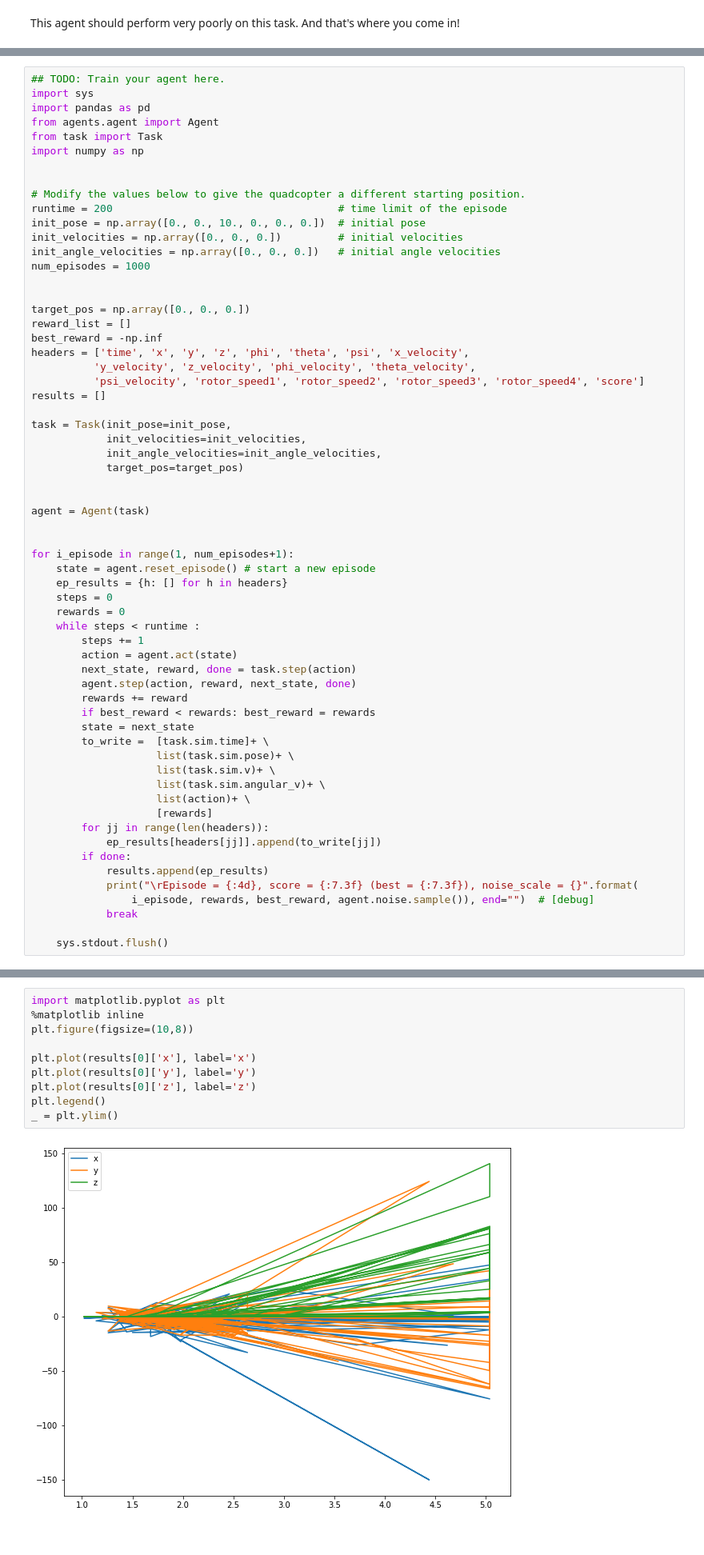
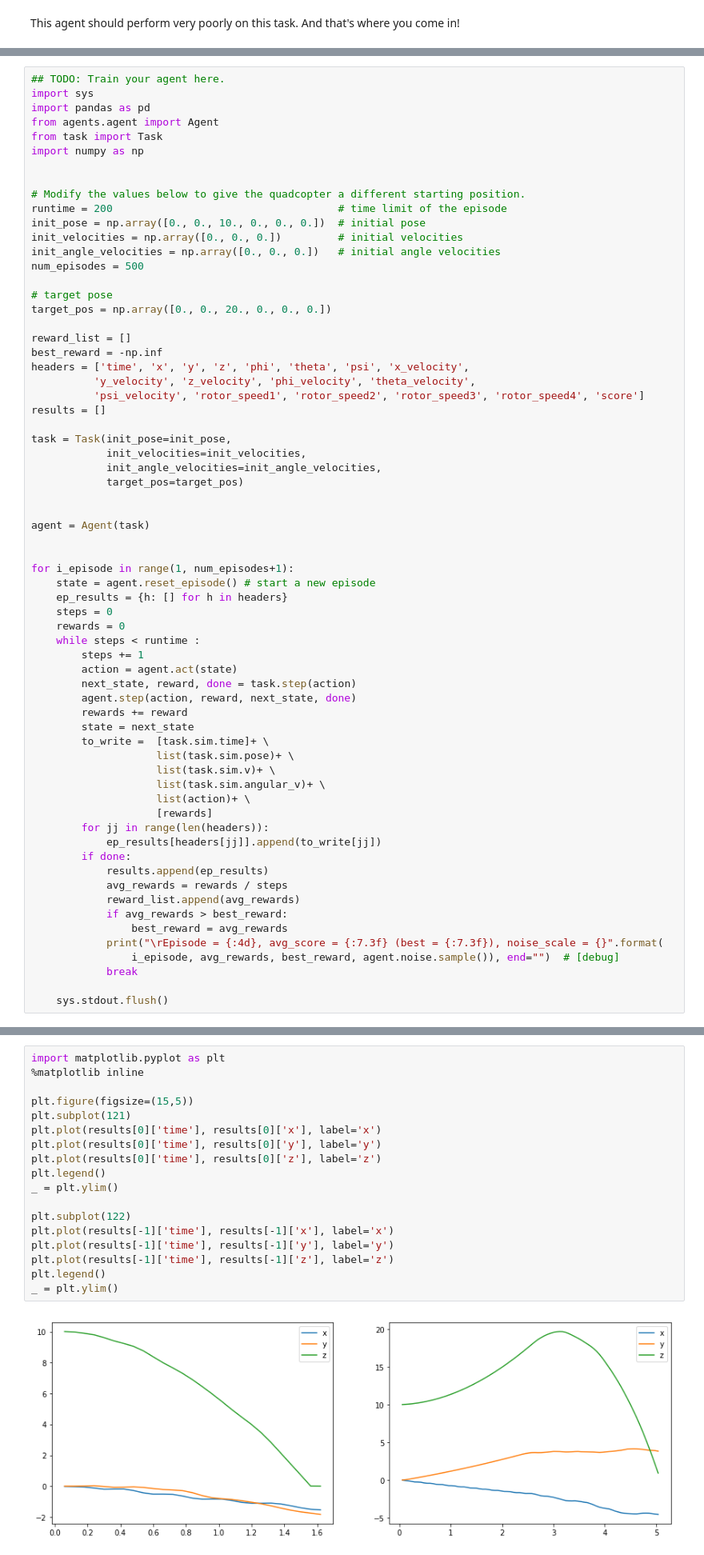
Before and after one commit to osamadel/RL-Quadcopter-2, a Jupyter notebook: Quadcopter_Project.ipynb, the cells around one changed output, grey strips where cells are left out. Shown at 80% size. Saved outputs shown, nothing was run; the diff lists cells and outputs as text.

Commit message:
updated solution, got good rewards

```diff
--- a/Quadcopter_Project.ipynb
+++ b/Quadcopter_Project.ipynb
@@ -228,10 +209,11 @@ runtime = 200                                    # time limit of the episode
 init_pose = np.array([0., 0., 10., 0., 0., 0.])  # initial pose
 init_velocities = np.array([0., 0., 0.])         # initial velocities
 init_angle_velocities = np.array([0., 0., 0.])   # initial angle velocities
-num_episodes = 1000
+num_episodes = 500
 
+# target pose
+target_pos = np.array([0., 0., 20., 0., 0., 0.])
 
-target_pos = np.array([0., 0., 0.])
 reward_list = []
 best_reward = -np.inf
 headers = ['time', 'x', 'y', 'z', 'phi', 'theta', 'psi', 'x_velocity',
@@ -259,7 +241,6 @@ for i_episode in range(1, num_episodes+1):
         next_state, reward, done = task.step(action)
         agent.step(action, reward, next_state, done)
         rewards += reward
-        if best_reward < rewards: best_reward = rewards
         state = next_state
         to_write =  [task.sim.time]+ \
                     list(task.sim.pose)+ \
@@ -271,8 +252,12 @@ for i_episode in range(1, num_episodes+1):
             ep_results[headers[jj]].append(to_write[jj])
         if done:
             results.append(ep_results)
-            print("\rEpisode = {:4d}, score = {:7.3f} (best = {:7.3f}), noise_scale = {}".format(
-                i_episode, rewards, best_reward, agent.noise.sample()), end="")  # [debug]
+            avg_rewards = rewards / steps
+            reward_list.append(avg_rewards)
+            if avg_rewards > best_reward:
+                best_reward = avg_rewards
+            print("\rEpisode = {:4d}, avg_score = {:7.3f} (best = {:7.3f}), noise_scale = {}".format(
+                i_episode, avg_rewards, best_reward, agent.noise.sample()), end="")  # [debug]
             break
 
     sys.stdout.flush()
@@ -285,13 +270,21 @@ Once you are satisfied with your performance, plot the episode rewards, either f
 # %%
 import matplotlib.pyplot as plt
 %matplotlib inline
-plt.figure(figsize=(10,8))
 
-plt.plot(results[0]['x'], label='x')
-plt.plot(results[0]['y'], label='y')
-plt.plot(results[0]['z'], label='z')
+plt.figure(figsize=(15,5))
+plt.subplot(121)
+plt.plot(results[0]['time'], results[0]['x'], label='x')
+plt.plot(results[0]['time'], results[0]['y'], label='y')
+plt.plot(results[0]['time'], results[0]['z'], label='z')
 plt.legend()
 _ = plt.ylim()
+
+plt.subplot(122)
+plt.plot(results[-1]['time'], results[-1]['x'], label='x')
+plt.plot(results[-1]['time'], results[-1]['y'], label='y')
+plt.plot(results[-1]['time'], results[-1]['z'], label='z')
+plt.legend()
+_ = plt.ylim()
 # %% [output]
-[figure, old version]
+[figure, new version]
 # %%
```
Also changed, not shown: parts of 20 cells of this notebook, 1 other file.
